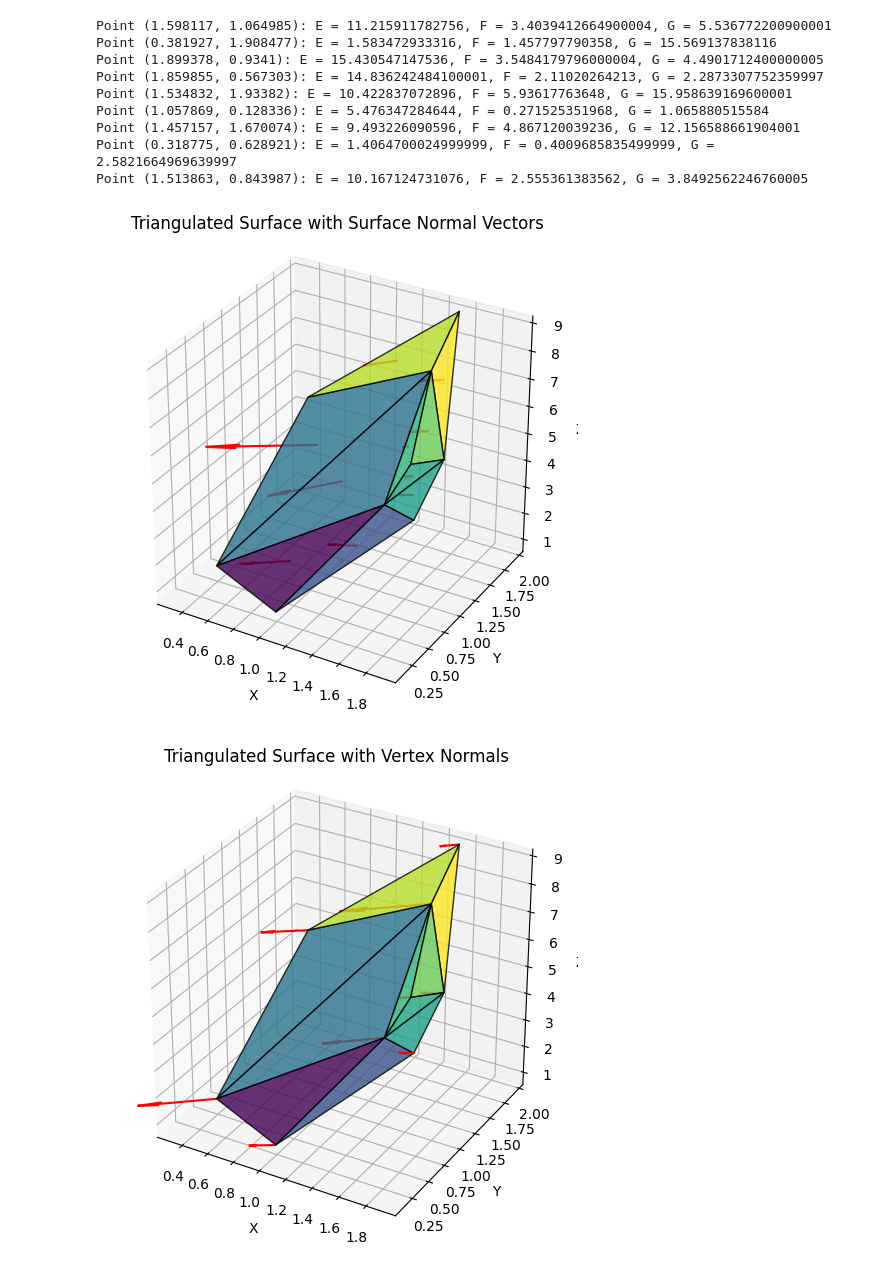
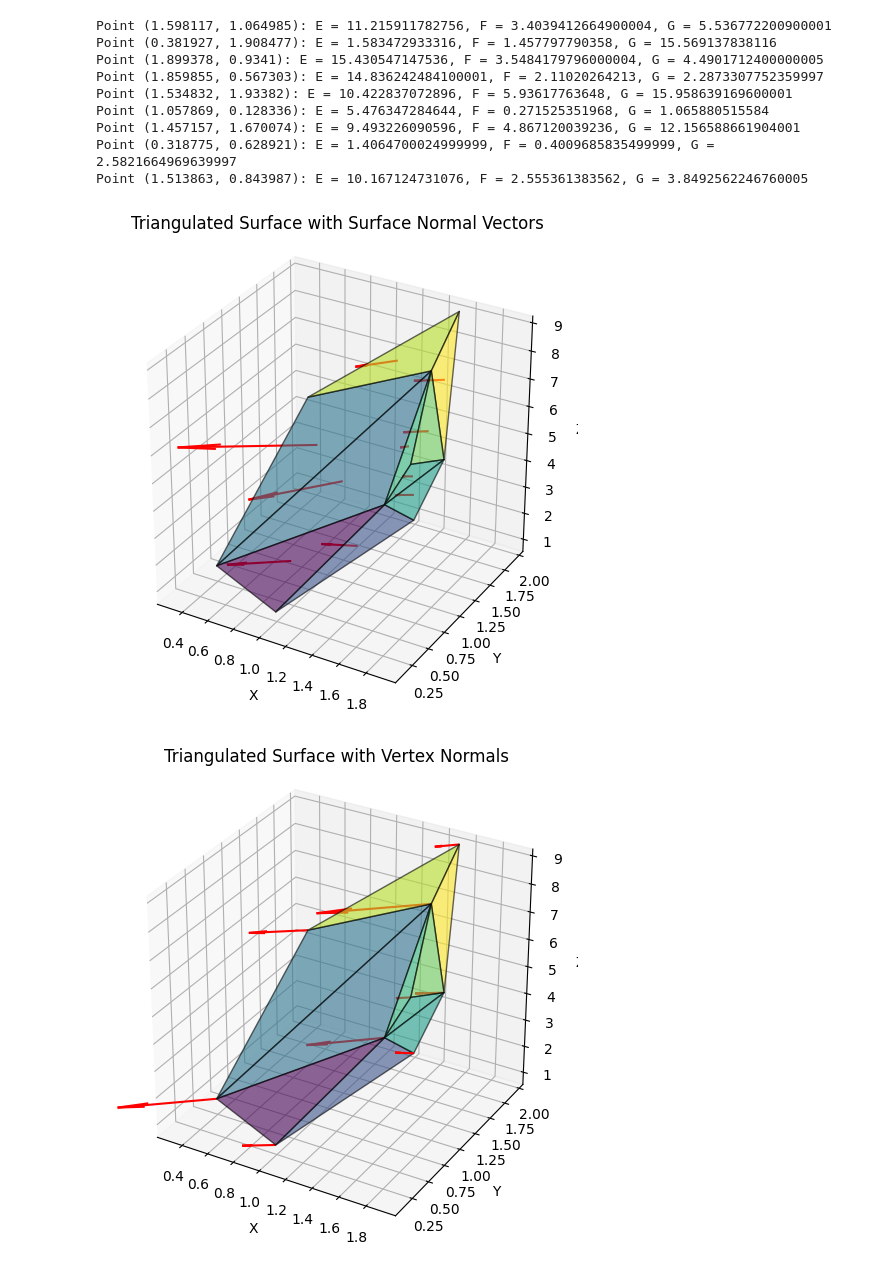
Before and after one commit to wcmelby/129L_ProblemSet_2, a Jupyter notebook: Problem3.ipynb, the cells around one changed output. Saved outputs shown, nothing was run; the diff lists cells and outputs as text; code cells hidden in the pictures.

```diff
--- a/Problem3.ipynb
+++ b/Problem3.ipynb
@@ -676,7 +610,7 @@ fig = plt.figure(figsize=(8, 6))
 ax = fig.add_subplot(111, projection='3d')
 ax.set_box_aspect([1, 1, 1])
 # Use plot_trisurf to create the surface
-ax.plot_trisurf(lifted_points2[:, 0], lifted_points2[:, 1], lifted_points2[:, 2], triangles=tri_3D2.simplices, cmap='viridis', alpha=0.8, edgecolor='k')
+ax.plot_trisurf(lifted_points2[:, 0], lifted_points2[:, 1], lifted_points2[:, 2], triangles=tri_3D2.simplices, cmap='viridis', alpha=0.6, edgecolor='k')
 
 for t in tri_3D2.simplices:
     p1 = lifted_points2[t[0]]
@@ -691,7 +625,7 @@ for t in tri_3D2.simplices:
     ax.quiver(
         center[0], center[1], center[2],  # Origin of the vector
         normal[0], normal[1], normal[2],  # Direction of the vector
-        color='red', length=0.4
+        color='red', length=0.5
     )
 
 ax.set_xlabel('X')
@@ -700,46 +634,46 @@ ax.set_zlabel('Z')
 ax.set_title('Triangulated Surface with Surface Normal Vectors')
 plt.show()
 # %% [output]
-[figure, old version]
+[figure, new version]
 # %%
 # Plot the triangulated surface in 3D
 fig = plt.figure(figsize=(8, 6))
 ax = fig.add_subplot(111, projection='3d')
 ax.set_box_aspect([1, 1, 1])
 # Use plot_trisurf to create the surface
-ax.plot_trisurf(lifted_points2[:, 0], lifted_points2[:, 1], lifted_points2[:, 2], triangles=tri_3D2.simplices, cmap='viridis', alpha=0.8, edgecolor='k')
+ax.plot_trisurf(lifted_points2[:, 0], lifted_points2[:, 1], lifted_points2[:, 2], triangles=tri_3D2.simplices, cmap='viridis', alpha=0.6, edgecolor='k')
 
 vertex_norms = np.zeros(lifted_points2.shape)  #creating a copy to store the averaged values
 
 for t in tri_3D2.simplices:
     p1 = lifted_points2[t[0]]
     p2 = lifted_points2[t[1]]
     p3 = lifted_points2[t[2]]
     normal = triangle_normal(p1, p2, p3) / 9.0     #3 is an arbitrary scale factor for aesthetics
     if(normal[2]<0):
         normal = normal*-1    #flip if facing downwards
 
     vertex_norms[t[0]] += normal
     vertex_norms[t[1]] += normal
     vertex_norms[t[2]] += normal
 
 for i in range(len(vertex_norms)):
     v = vertex_norms[i]
     pt = lifted_points2[i]
     # Plot the normal vector
     ax.quiver(
         pt[0], pt[1], pt[2],  # Origin of the vector
         v[0], v[1], v[2],  # Direction of the vector
-        color='red', length=0.4
+        color='red', length=0.5
     )
 
 ax.set_xlabel('X')
 ax.set_ylabel('Y')
 ax.set_zlabel('Z')
 ax.set_title('Triangulated Surface with Vertex Normals')
 plt.show()
 # %% [output]
-[figure, old version]
+[figure, new version]
 # %%
 # Analytical normal vector
 def surface_normal2(x, y):
```
Also changed, not shown: parts of 7 cells of this notebook, 1 other file.
